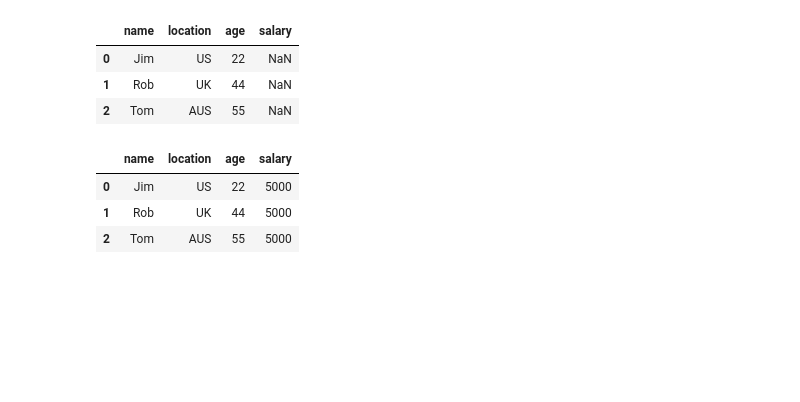
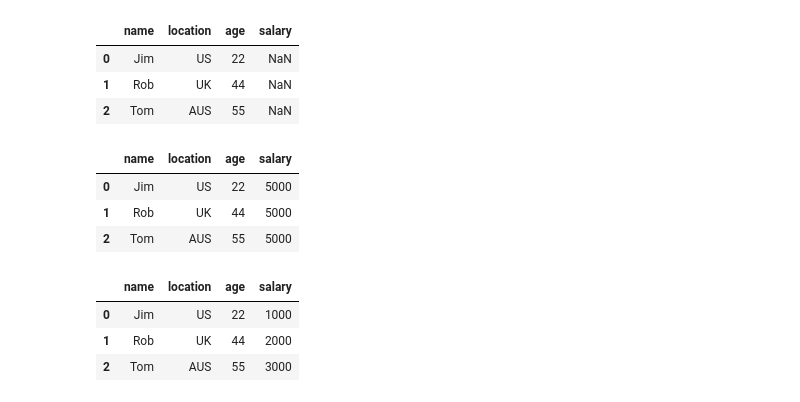
Before and after one commit to jenstem/data-analysis, a Jupyter notebook: Data Analysis/demo.ipynb, the cells around one changed output. Saved outputs shown, nothing was run; the diff lists cells and outputs as text; code cells hidden in the pictures; blank space fills up the shorter version.

```diff
--- a/Data Analysis/demo.ipynb
+++ b/Data Analysis/demo.ipynb
@@ -459,4 +459,14 @@ salaries = Series([1000,2000,3000])
 frame.salary = salaries
 # %%
 from pandas import DataFrame
-from
+from pandas import Series
+people = {'name':['Jim', 'Rob', 'Tom'], 'age':[22,44,55], 'location':['US', 'UK', 'AUS']}
+frame = DataFrame(people, columns=['name', 'location', 'age', 'salary'])
+salaries = Series([1000,2000,3000])
+frame.salary = salaries
+frame
+# %% [output]
+|  | name | location | age | salary |
+| 0 | Jim | US | 22 | 1000 |
+| 1 | Rob | UK | 44 | 2000 |
+| 2 | Tom | AUS | 55 | 3000 |
```
